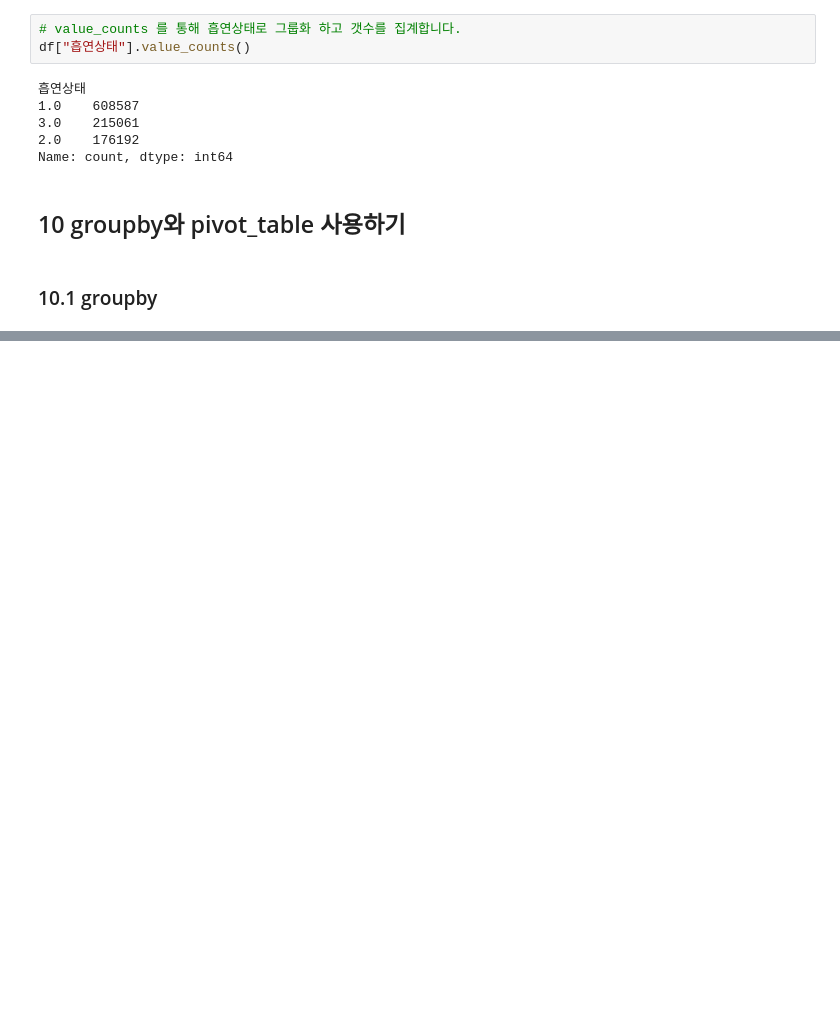
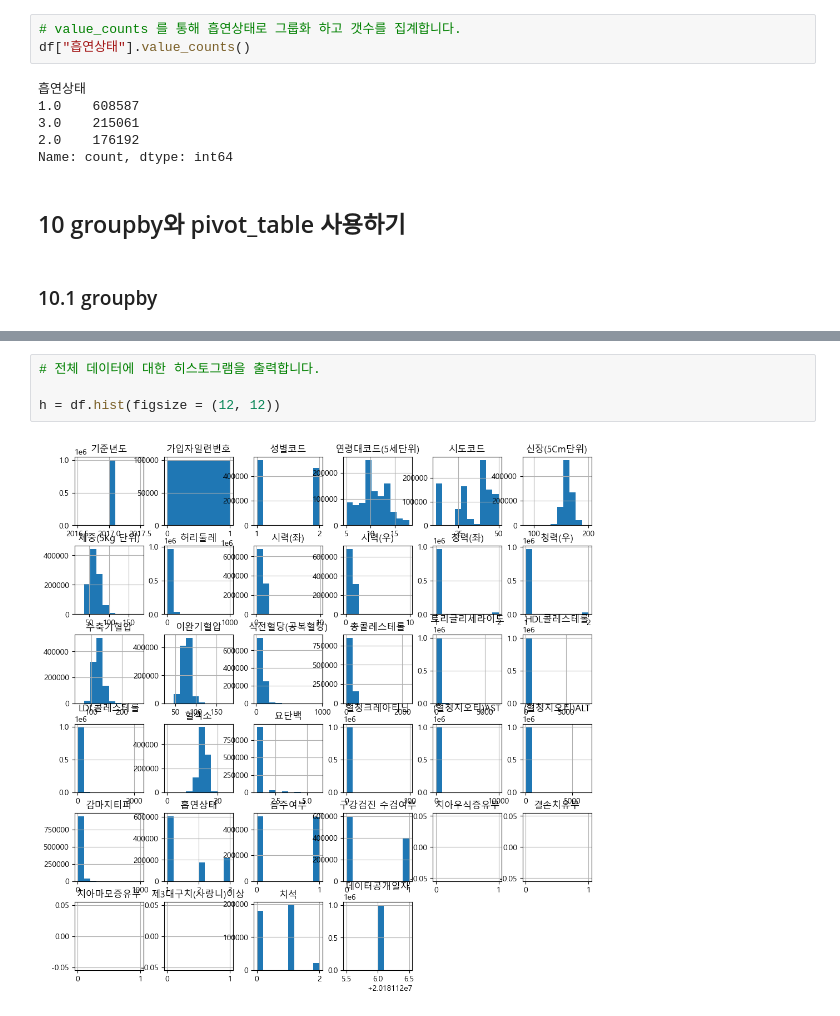
Before and after one commit to jonge5/study-data-analysis, a Jupyter notebook: e_health_analysis-input.ipynb, the cells around one changed output, grey strips where cells are left out. Drawn from its saved outputs; the diff is of its cells as text; blank space fills up the shorter version.

```diff
--- a/e_health_analysis-input.ipynb
+++ b/e_health_analysis-input.ipynb
@@ -242,0 +355,6 @@ Name: count, dtype: int64
+# %%
+# 전체 데이터에 대한 히스토그램을 출력합니다.
+
+h = df.hist(figsize = (12, 12))
+# %% [output]
+[figure, added]
```
Also changed, not shown: parts of 18 cells of this notebook.
